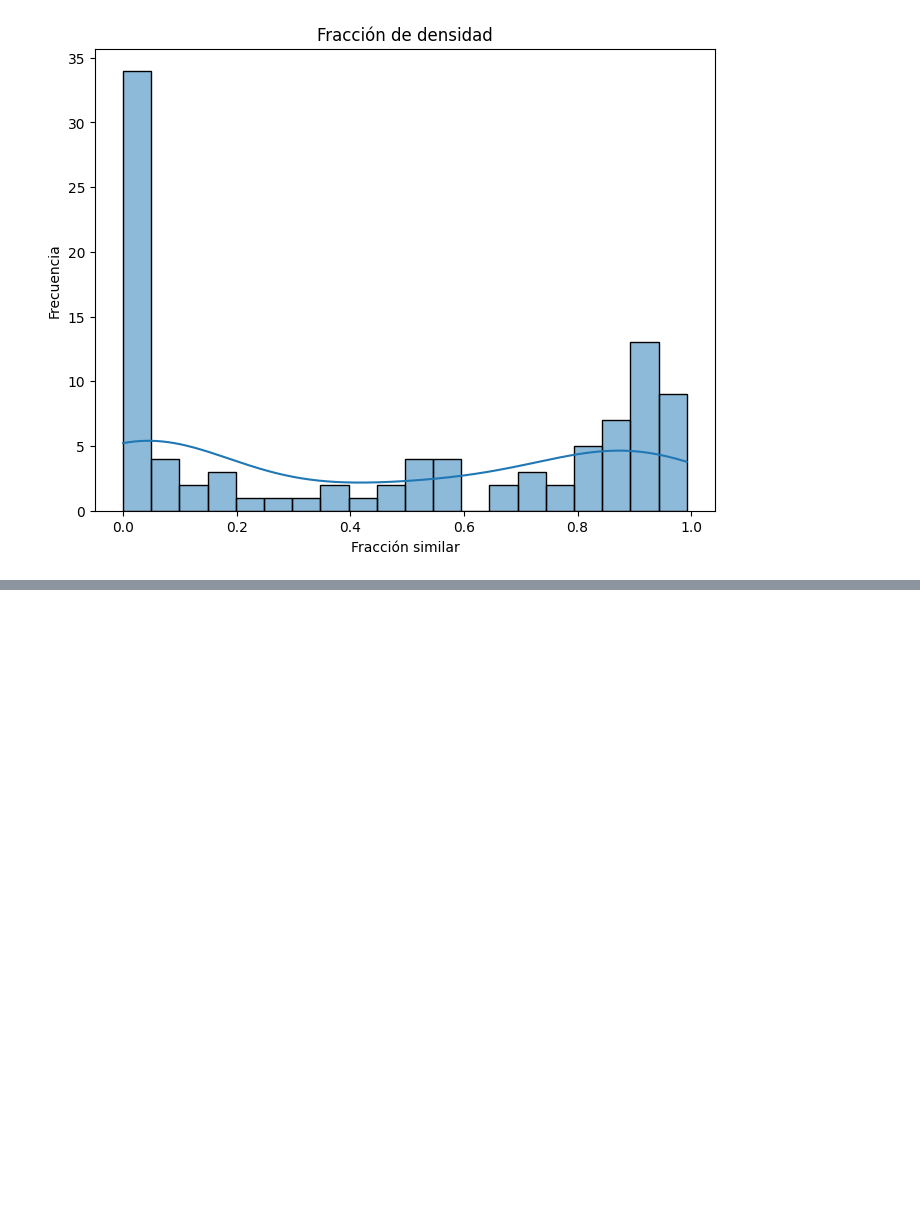
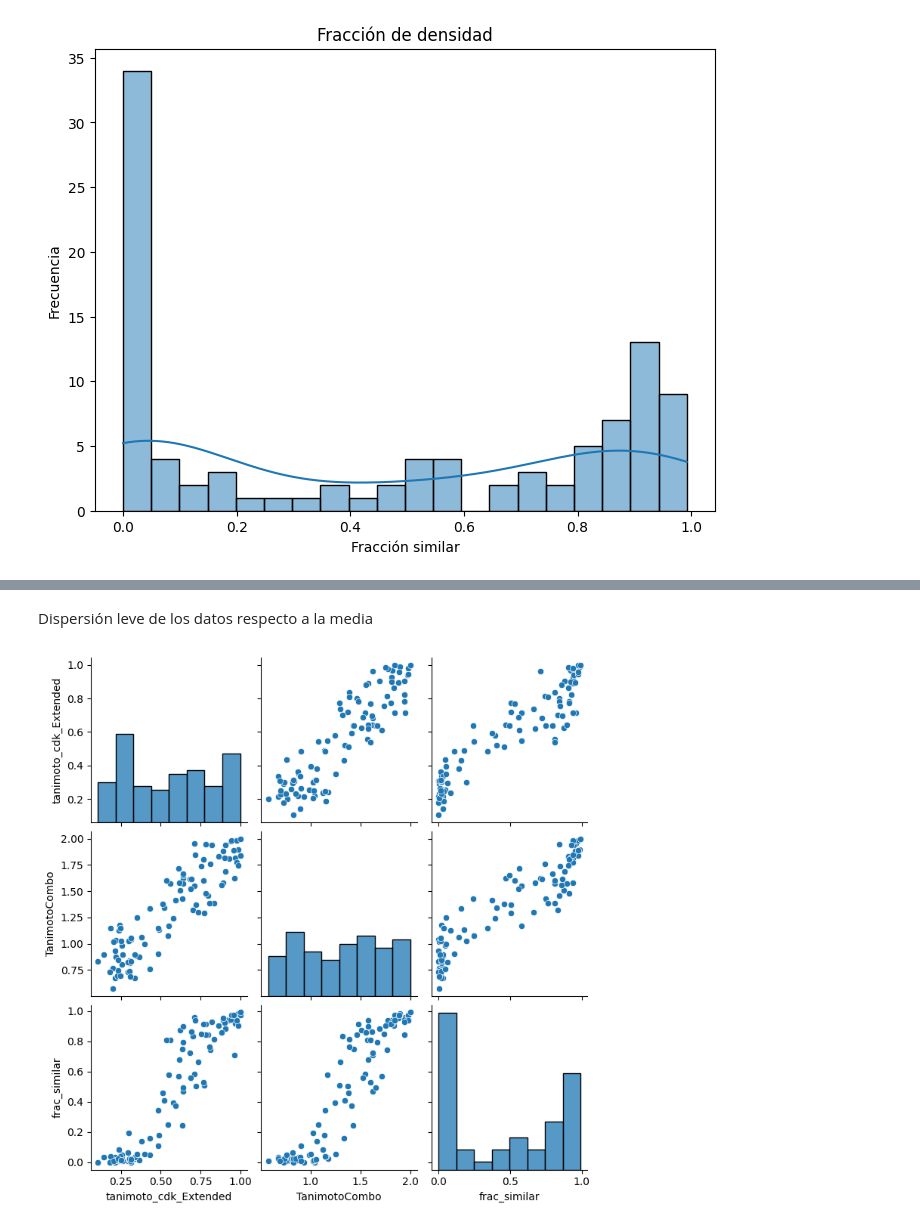
Before and after one commit to LizzyRV/An-lisis-Exploratorio-Similitud-Molecular-Exploratory-Analysis-Molecular-Similarity, a Jupyter notebook: similarity_prediction.ipynb, the cells around one changed output, grey strips where cells are left out. Cells and saved outputs as stored; diff of their text form; code cells hidden in the pictures; blank space fills up the shorter version.

```diff
--- a/similarity_prediction.ipynb
+++ b/similarity_prediction.ipynb
@@ -312,0 +352,8 @@ plt.show()
+# %% [markdown]
+Dispersión leve de los datos respecto a la media
+# %%
+#Pairplot para variables númericas
+sns.pairplot(data[variables_numericas.columns])
+plt.show()
+# %% [output]
+[figure, added]
```
Also changed, not shown: parts of 4 cells of this notebook.
